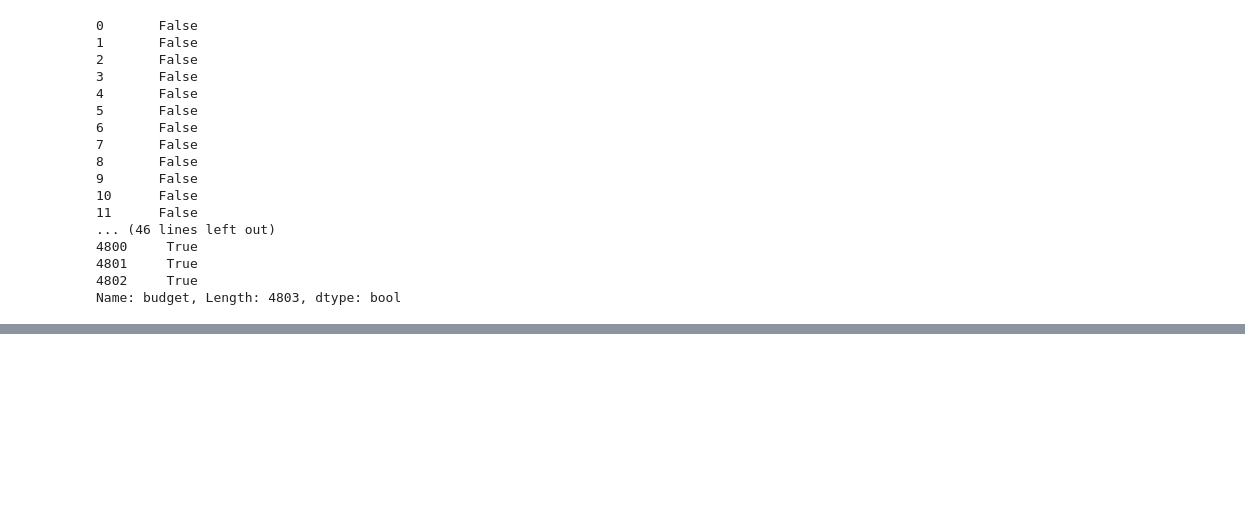
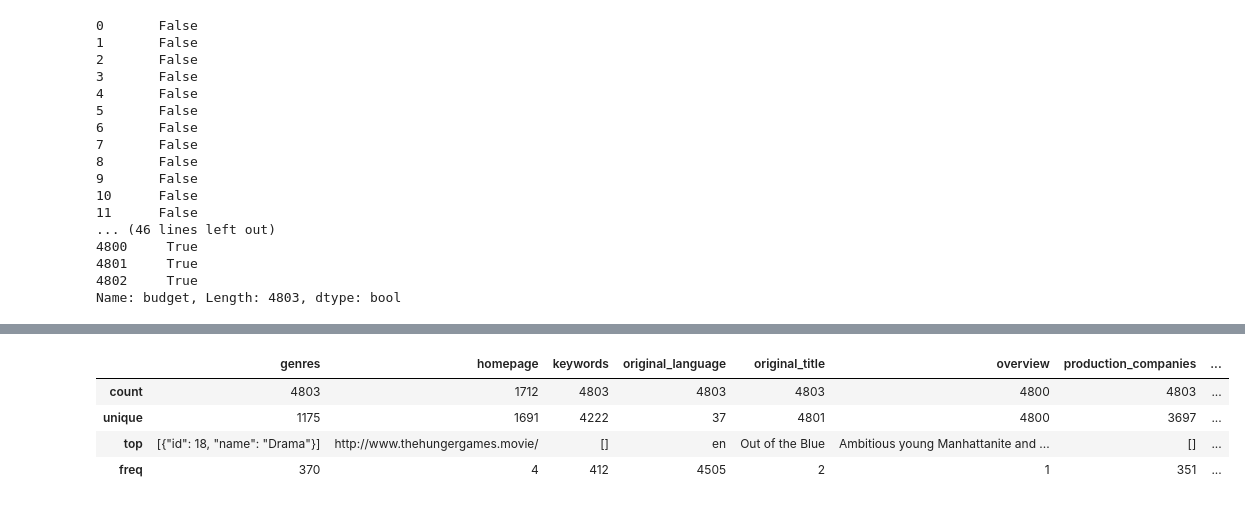
Before and after one commit to komarovn/ML-TMDB-Analysis, a Jupyter notebook: tmdb.ipynb, the cells around one changed output, grey strips where cells are left out. Cells and saved outputs as stored; diff of their text form; code cells hidden in the pictures; blank space fills up the shorter version.

```diff
--- a/tmdb.ipynb
+++ b/tmdb.ipynb
@@ -214,0 +238,8 @@ Name: budget, Length: 4803, dtype: bool
+# %%
+data.describe(include = ['object'])
+# %% [output]
+|  | genres | homepage | keywords | original_language | original_title | overview | production_companies | ... |
+| count | 4803 | 1712 | 4803 | 4803 | 4803 | 4800 | 4803 | ... |
+| unique | 1175 | 1691 | 4222 | 37 | 4801 | 4800 | 3697 | ... |
+| top | [{"id": 18, "name": "Drama"}] | http://www.thehungergames.movie/ | [] | en | Out of the Blue | Ambitious young Manhattanite and ... | [] | ... |
+| freq | 370 | 4 | 412 | 4505 | 2 | 1 | 351 | ... |
```
Also changed, not shown: parts of 5 cells of this notebook.
